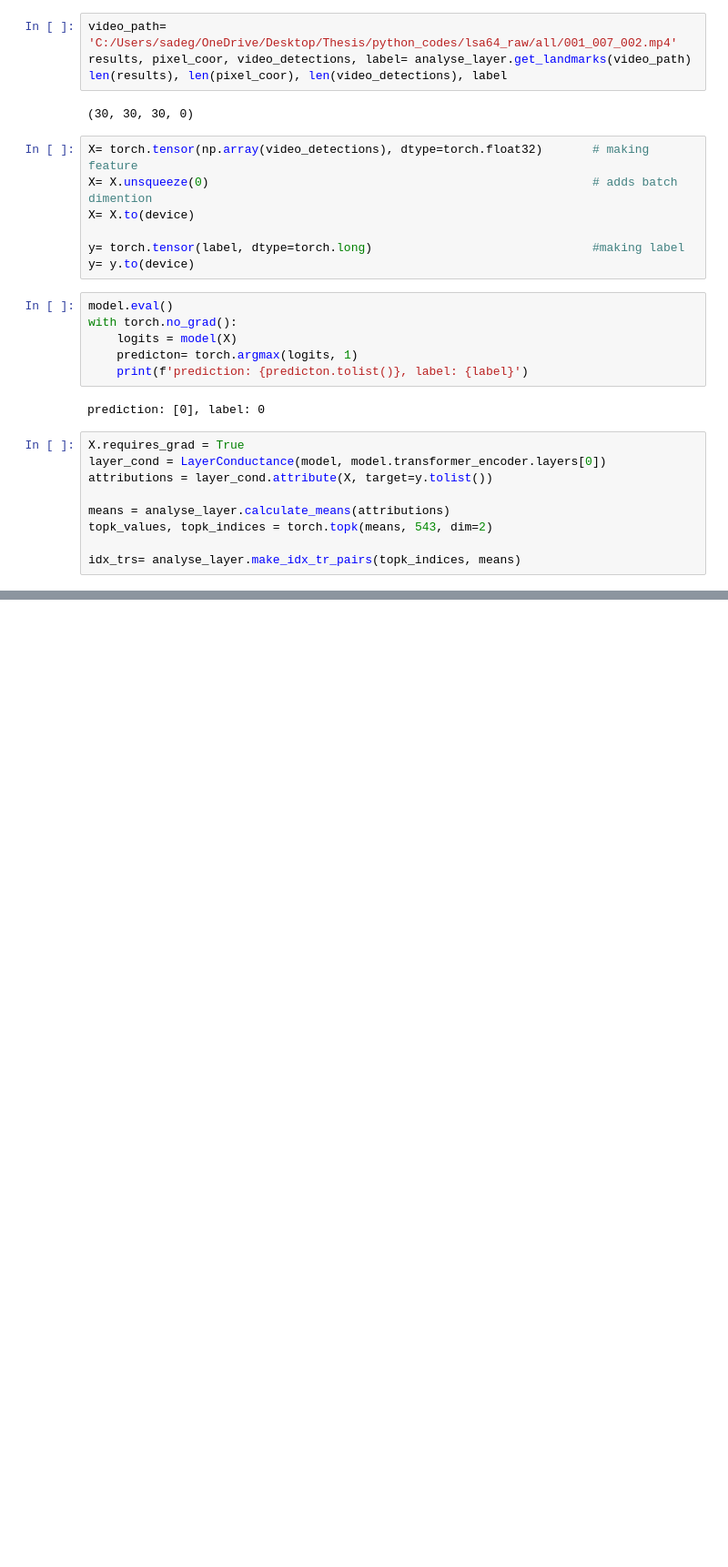
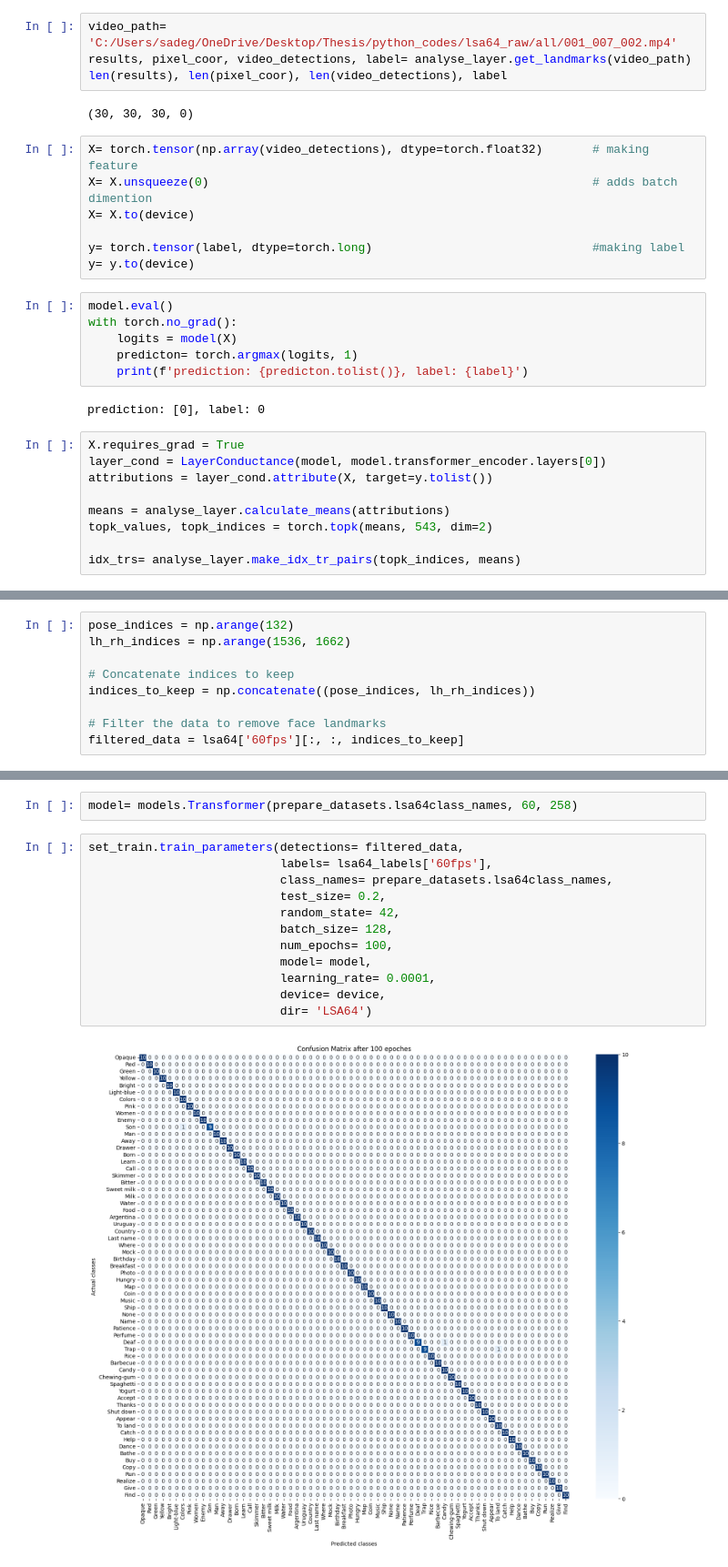
Before and after one commit to SadeghAllahverdi/SignLanguage-project, a Jupyter notebook: SignLanguageProject/notebooks/experiment_lsa64.ipynb, the cells around one changed output, grey strips where cells are left out. Shown at 91% size. Saved outputs shown, nothing was run; the diff lists cells and outputs as text; blank space fills up the shorter version.

```diff
--- a/SignLanguageProject/notebooks/experiment_lsa64.ipynb
+++ b/SignLanguageProject/notebooks/experiment_lsa64.ipynb
@@ -319,0 +330,9 @@ analyse_layer.draw_layer_attr(video_path, results, pixel_coor, idx_trs, 30, 100)
+# %%
+pose_indices = np.arange(132)
+lh_rh_indices = np.arange(1536, 1662)
+
+# Concatenate indices to keep
+indices_to_keep = np.concatenate((pose_indices, lh_rh_indices))
+
+# Filter the data to remove face landmarks
+filtered_data = lsa64['60fps'][:, :, indices_to_keep]
@@ -319,0 +347,16 @@ analyse_layer.draw_layer_attr(video_path, results, pixel_coor, idx_trs, 30, 100)
+# %%
+model= models.Transformer(prepare_datasets.lsa64class_names, 60, 258)
+# %%
+set_train.train_parameters(detections= filtered_data,
+                           labels= lsa64_labels['60fps'],
+                           class_names= prepare_datasets.lsa64class_names,
+                           test_size= 0.2,
+                           random_state= 42,
+                           batch_size= 128,
+                           num_epochs= 100,
+                           model= model,
+                           learning_rate= 0.0001,
+                           device= device,
+                           dir= 'LSA64')
+# %% [output]
+[figure, added]
```
Also changed, not shown: parts of 12 cells of this notebook.
